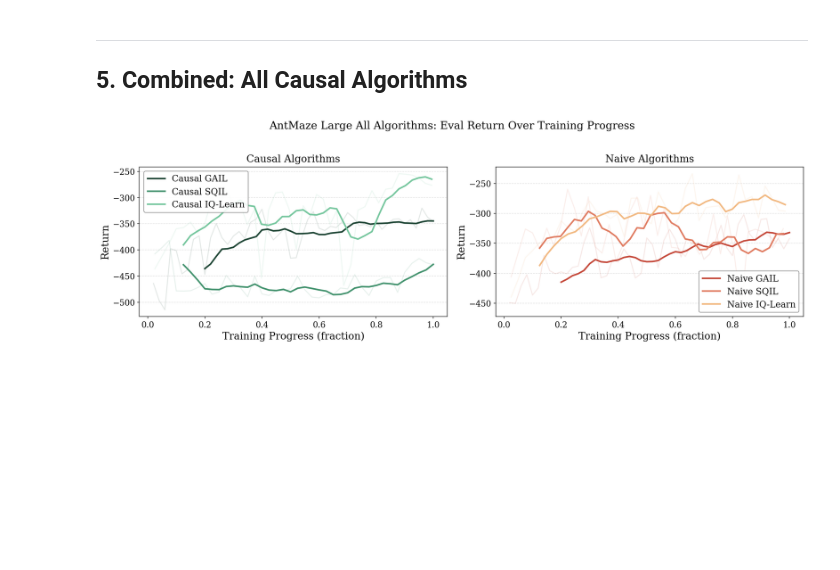
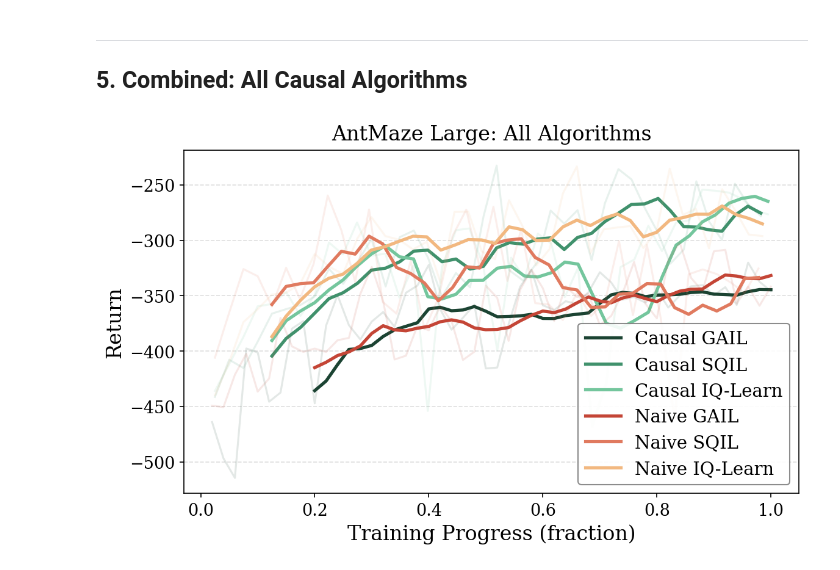
Before and after one commit to CausalAILab/Causal-RL, a Jupyter notebook: examples/experiments/training_plots_antlarge.ipynb, the cells around one changed output. Drawn from its saved outputs; the diff is of its cells as text; code cells hidden in the pictures; blank space fills up the shorter version.

Commit message:
updated plots

```diff
--- a/examples/experiments/training_plots_antlarge.ipynb
+++ b/examples/experiments/training_plots_antlarge.ipynb
@@ -414,47 +418,52 @@ plt.show()
 # %%
 # Colors for multi-algorithm overlay (3 distinguishable greens)
 C_GAIL = '#1B4332'    # darkest
 C_SQIL = '#40916C'    # medium
 C_IQL  = '#74C69D'    # lighter
 
-fig, axes = plt.subplots(1, 2, figsize=(16, 5))
-
-ax = axes[0]
-ax.plot(gail_iters / 500, cgail_return, alpha=0.12, color=C_GAIL)
-ax.plot(csqil_ts / 2e6, csqil_eval, alpha=0.12, color=C_SQIL)
-ax.plot(ciq_ts / 2e6, ciq_eval, alpha=0.12, color=C_IQL)
-ax.plot(gail_iters[W-1:] / 500, smooth(cgail_return, W), linewidth=2.5, color=C_GAIL, label='Causal GAIL')
-ax.plot(csqil_ts[W_sac-1:] / 2e6, smooth(csqil_eval, W_sac), linewidth=2.5, color=C_SQIL, label='Causal SQIL')
-ax.plot(ciq_ts[W_sac-1:] / 2e6, smooth(ciq_eval, W_sac), linewidth=2.5, color=C_IQL, label='Causal IQ-Learn')
-ax.set_xlabel('Training Progress (fraction)')
-ax.set_ylabel('Return')
-ax.set_title('Causal Algorithms', pad=8)
-ax.legend(framealpha=0.9, edgecolor='gray')
-ax.yaxis.grid(True, linestyle='--', alpha=0.4)
-ax.set_axisbelow(True)
-
 # Lighter palette for naive
 C_GAIL_N = "#C44536"
 C_SQIL_N = "#E07A5F"
 C_IQL_N  = "#F2B880"
 
-ax = axes[1]
+fig, ax = plt.subplots(figsize=(8, 5))
+
+# --- Causal (faint raw) ---
+ax.plot(gail_iters / 500, cgail_return, alpha=0.12, color=C_GAIL)
+ax.plot(csqil_ts / 2e6, csqil_eval, alpha=0.12, color=C_SQIL)
+ax.plot(ciq_ts / 2e6, ciq_eval, alpha=0.12, color=C_IQL)
+
+# --- Causal (smoothed) ---
+ax.plot(gail_iters[W-1:] / 500, smooth(cgail_return, W),
+        linewidth=2.5, color=C_GAIL, label='Causal GAIL')
+ax.plot(csqil_ts[W_sac-1:] / 2e6, smooth(csqil_eval, W_sac),
+        linewidth=2.5, color=C_SQIL, label='Causal SQIL')
+ax.plot(ciq_ts[W_sac-1:] / 2e6, smooth(ciq_eval, W_sac),
+        linewidth=2.5, color=C_IQL, label='Causal IQ-Learn')
+
+# --- Naive (faint raw) ---
 ax.plot(gail_iters / 500, ngail_return, alpha=0.12, color=C_GAIL_N)
 ax.plot(nsqil_ts / 2e6, nsqil_eval, alpha=0.12, color=C_SQIL_N)
 ax.plot(niq_ts / 2e6, niq_eval, alpha=0.12, color=C_IQL_N)
-ax.plot(gail_iters[W-1:] / 500, smooth(ngail_return, W), linewidth=2.5, color=C_GAIL_N, label='Naive GAIL')
-ax.plot(nsqil_ts[W_sac-1:] / 2e6, smooth(nsqil_eval, W_sac), linewidth=2.5, color=C_SQIL_N, label='Naive SQIL')
-ax.plot(niq_ts[W_sac-1:] / 2e6, smooth(niq_eval, W_sac), linewidth=2.5, color=C_IQL_N, label='Naive IQ-Learn')
+
+# --- Naive (smoothed) ---
+ax.plot(gail_iters[W-1:] / 500, smooth(ngail_return, W),
+        linewidth=2.5, color=C_GAIL_N, label='Naive GAIL')
+ax.plot(nsqil_ts[W_sac-1:] / 2e6, smooth(nsqil_eval, W_sac),
+        linewidth=2.5, color=C_SQIL_N, label='Naive SQIL')
+ax.plot(niq_ts[W_sac-1:] / 2e6, smooth(niq_eval, W_sac),
+        linewidth=2.5, color=C_IQL_N, label='Naive IQ-Learn')
+
 ax.set_xlabel('Training Progress (fraction)')
 ax.set_ylabel('Return')
-ax.set_title('Naive Algorithms', pad=8)
+ax.set_title('AntMaze Large: All Algorithms', pad=8)
 ax.legend(framealpha=0.9, edgecolor='gray')
 ax.yaxis.grid(True, linestyle='--', alpha=0.4)
 ax.set_axisbelow(True)
 
-plt.suptitle('AntMaze Large All Algorithms: Eval Return Over Training Progress', fontsize=17, y=1.02)
 plt.tight_layout()
-fig.savefig(f'{PLOTS_DIR}/antlarge_training_all_algorithms_progress.pdf', dpi=300, bbox_inches='tight')
+fig.savefig(f'{PLOTS_DIR}/antlarge_training_all_algorithms_progress.pdf',
+            dpi=300, bbox_inches='tight')
 plt.show()
 # %% [output]
-[figure, old version]
+[figure, new version]
```
Also changed, not shown: parts of 5 cells of this notebook, 28 other files.
